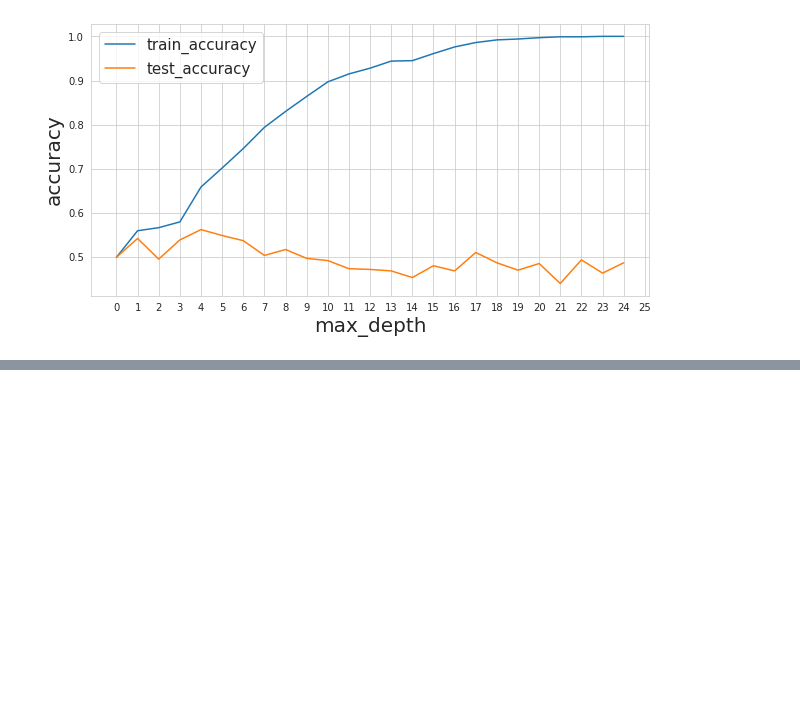
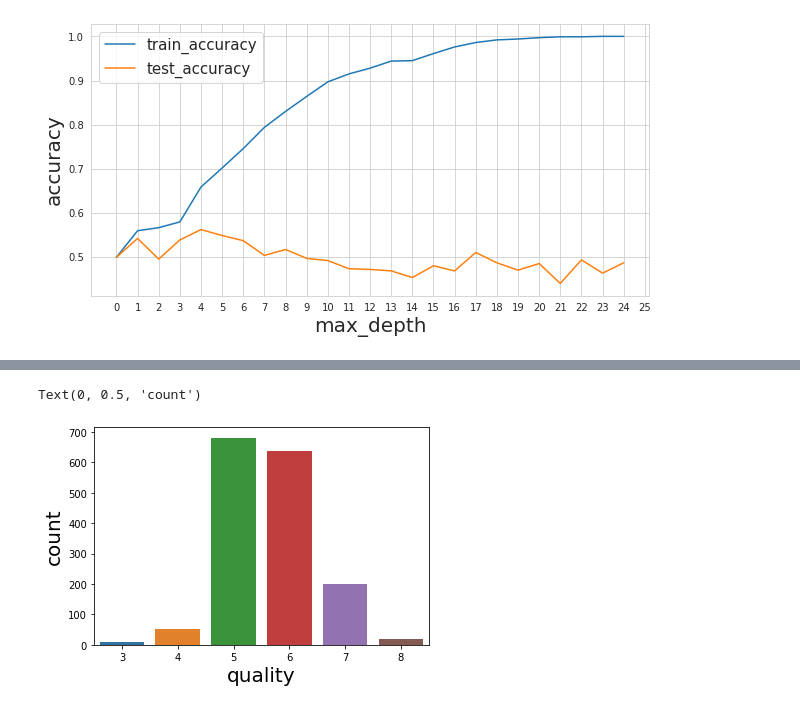
Before and after one commit to aneeshcheriank/approaching-any-machine-learning-problem, a Jupyter notebook: Supervised_vs_unsupervised.ipynb, the cells around one changed output, grey strips where cells are left out. Cells and saved outputs as stored; diff of their text form; code cells hidden in the pictures; blank space fills up the shorter version.

```diff
--- a/Supervised_vs_unsupervised.ipynb
+++ b/Supervised_vs_unsupervised.ipynb
@@ -236,0 +297,21 @@ test_accuracy
+# %%
+# Stratified K-fold cross validation
+
+import pandas as pd
+from sklearn import model_selection
+
+if __name__ == '__main__':
+  df = pd.read_csv('winequality-red.csv')
+
+  # create a column 'k-fold' and fill with -1
+  df['kfold'] = -1
+  # randomize the rows
+  df = df.sample(frac=1).reset_index(drop=True)
+
+  y = df['quality'].values
+  kf = model_selection.StratifiedKFold(n_splits=5)
+
+  for fold, (train_, val_) in enumerate(kf.split(X=df, y=y)):
+    df.loc[val_, 'kfold'] = fold
+
+  df.to_csv('train_folds.csv', index=False)
@@ -236,0 +334,9 @@ test_accuracy
+# %%
+import seaborn as sns
+
+b = sns.countplot(x='quality', data=df)
+b.set_xlabel('quality', fontsize=20)
+b.set_ylabel('count', fontsize=20)
+# %% [output]
+Text(0, 0.5, 'count')
+[figure, added]
```
Also changed, not shown: parts of 6 cells of this notebook.
